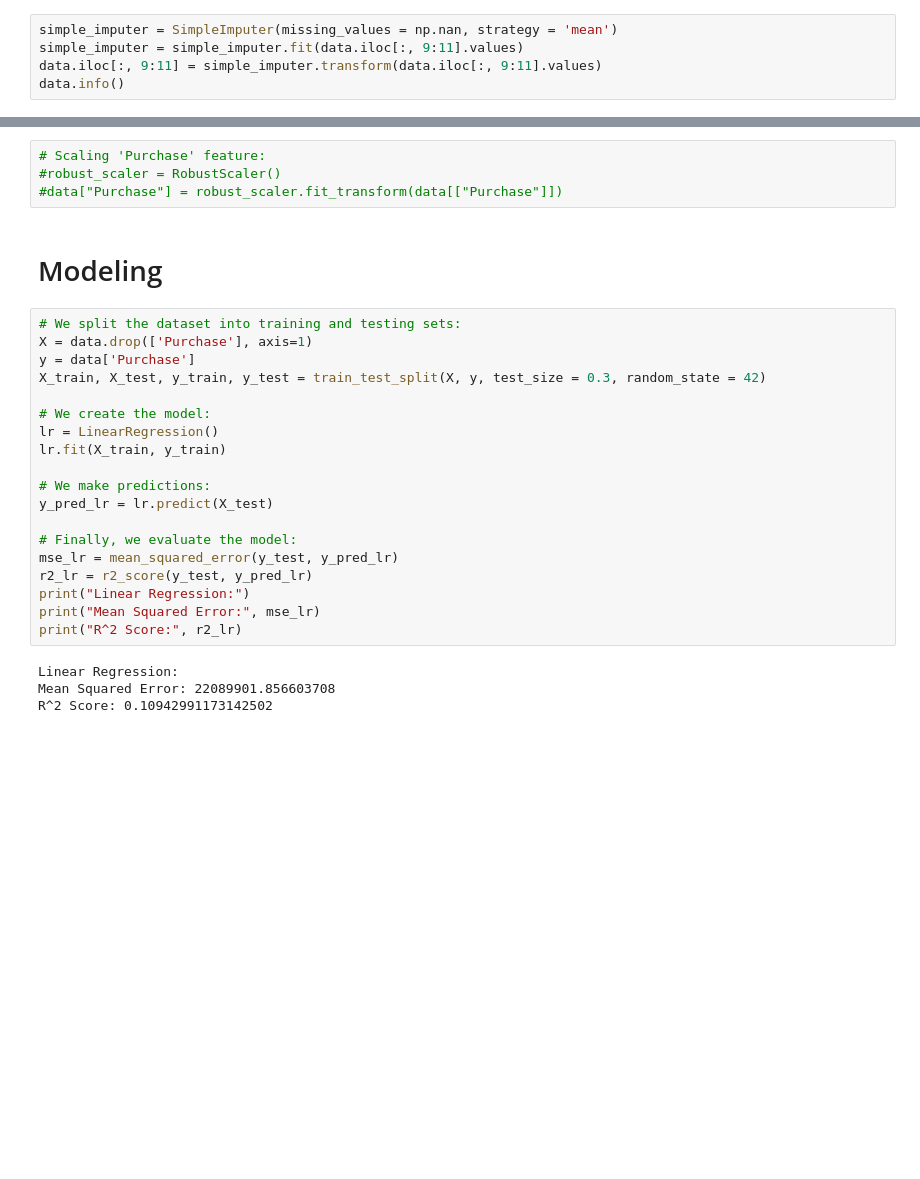
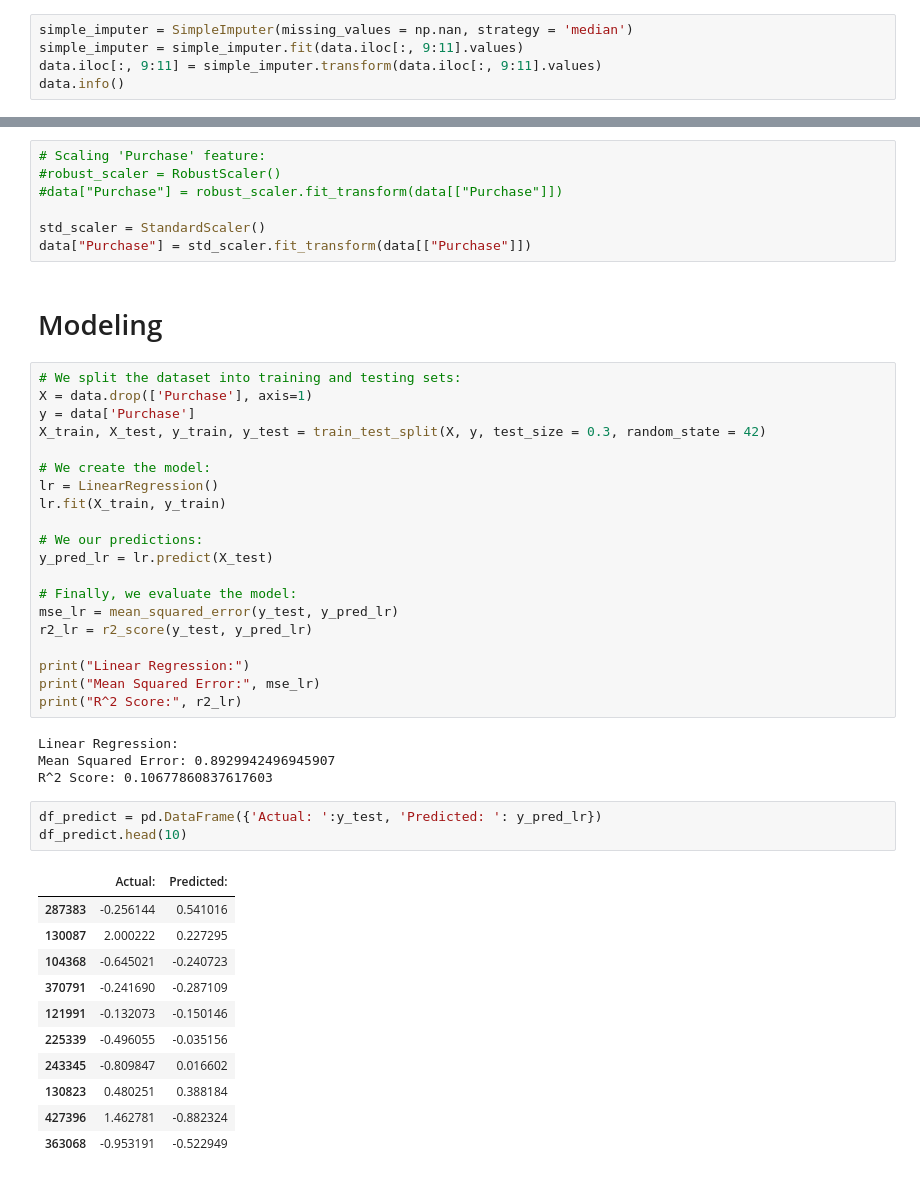
Before and after one commit to andres-mart/AnyoneAI, a Jupyter notebook: 2. Sprint_2/Assignments/8.1.1 - PRACTICE - Black Friday Sales Prediction.ipynb, the cells around one changed output, grey strips where cells are left out. Saved outputs shown, nothing was run; the diff lists cells and outputs as text; blank space fills up the shorter version.

```diff
--- a/2. Sprint_2/Assignments/8.1.1 - PRACTICE - Black Friday Sales Prediction.ipynb
+++ b/2. Sprint_2/Assignments/8.1.1 - PRACTICE - Black Friday Sales Prediction.ipynb
@@ -126,5 +120,5 @@ plt.show()
 # %%
-simple_imputer = SimpleImputer(missing_values = np.nan, strategy = 'mean')
+simple_imputer = SimpleImputer(missing_values = np.nan, strategy = 'median')
 simple_imputer = simple_imputer.fit(data.iloc[:, 9:11].values)
 data.iloc[:, 9:11] = simple_imputer.transform(data.iloc[:, 9:11].values)
 data.info()
@@ -236,6 +185,9 @@ data
 # Scaling 'Purchase' feature:
 #robust_scaler = RobustScaler()
 #data["Purchase"] = robust_scaler.fit_transform(data[["Purchase"]])
+
+std_scaler = StandardScaler()
+data["Purchase"] = std_scaler.fit_transform(data[["Purchase"]])
 # %% [markdown]
 # Modeling
 # %%
@@ -248,19 +200,35 @@ X_train, X_test, y_train, y_test = train_test_split(X, y, test_size = 0.3, rando
 lr = LinearRegression()
 lr.fit(X_train, y_train)
 
-# We make predictions:
+# We our predictions:
 y_pred_lr = lr.predict(X_test)
 
 # Finally, we evaluate the model:
 mse_lr = mean_squared_error(y_test, y_pred_lr)
 r2_lr = r2_score(y_test, y_pred_lr)
+
 print("Linear Regression:")
 print("Mean Squared Error:", mse_lr)
 print("R^2 Score:", r2_lr)
 # %% [output]
 Linear Regression:
-Mean Squared Error: 22089901.856603708
-R^2 Score: 0.10942991173142502
+Mean Squared Error: 0.8929942496945907
+R^2 Score: 0.10677860837617603
+# %%
+df_predict = pd.DataFrame({'Actual: ':y_test, 'Predicted: ': y_pred_lr})
+df_predict.head(10)
+# %% [output]
+|  | Actual: | Predicted: |
+| 287383 | -0.256144 | 0.541016 |
+| 130087 | 2.000222 | 0.227295 |
+| 104368 | -0.645021 | -0.240723 |
+| 370791 | -0.241690 | -0.287109 |
+| 121991 | -0.132073 | -0.150146 |
+| 225339 | -0.496055 | -0.035156 |
+| 243345 | -0.809847 | 0.016602 |
+| 130823 | 0.480251 | 0.388184 |
+| 427396 | 1.462781 | -0.882324 |
+| 363068 | -0.953191 | -0.522949 |
 # %%
 # Create Ridge regression model with default parameters
 ridge_reg = Ridge(alpha=0.1)
```
Also changed, not shown: parts of 12 cells of this notebook.
